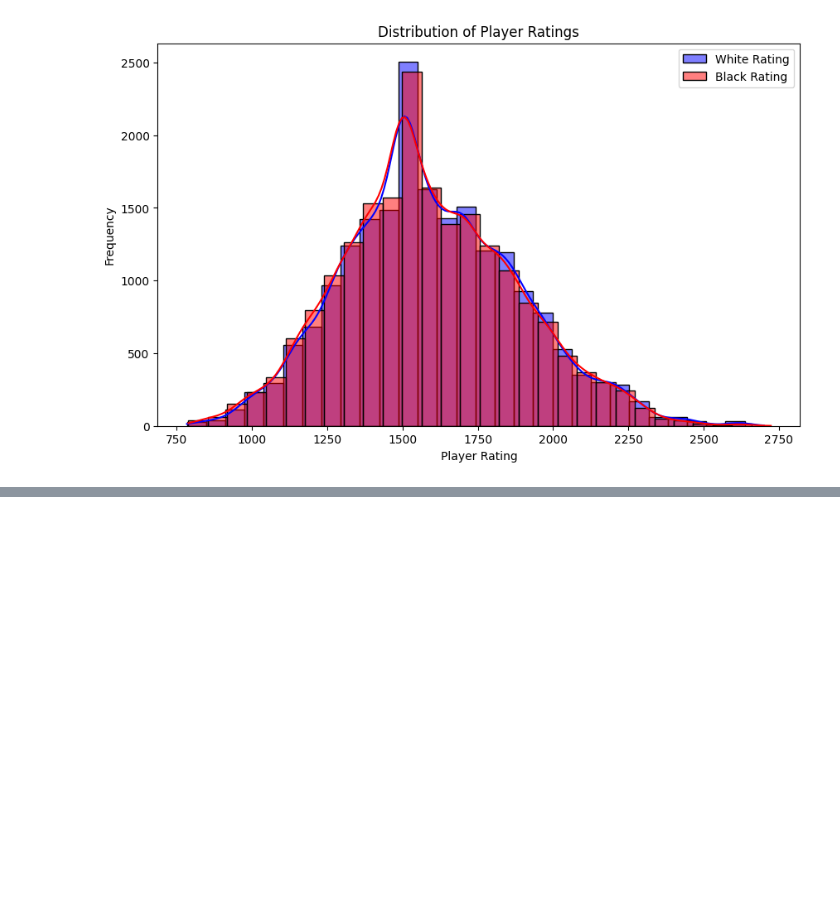
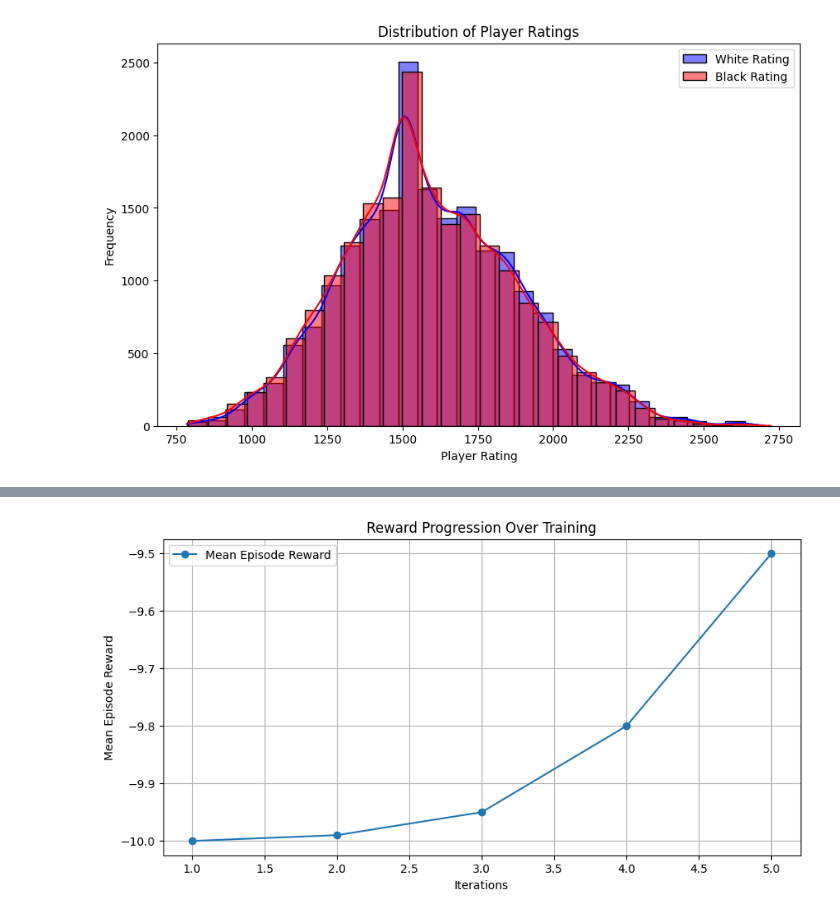
Before and after one commit to MiltonGreat/Chess-Game-Strategy, a Jupyter notebook: Chess Game AI.ipynb, the cells around one changed output, grey strips where cells are left out. Saved outputs shown, nothing was run; the diff lists cells and outputs as text; code cells hidden in the pictures; blank space fills up the shorter version.

```diff
--- a/Chess Game AI.ipynb
+++ b/Chess Game AI.ipynb
@@ -400,0 +473,21 @@ Cumulative reward: -10
+# %%
+# Training Metrics Over Time
+# Purpose: Track metrics such as reward progression and policy updates over training iterations.
+
+# Reward progression visualization
+training_data = {
+    'iterations': [1, 2, 3, 4, 5],
+    'ep_rew_mean': [-10, -9.99, -9.95, -9.8, -9.5],
+    'value_loss': [13.3, 10.2, 7.8, 5.6, 4.1],
+}
+
+plt.figure(figsize=(10, 5))
+plt.plot(training_data['iterations'], training_data['ep_rew_mean'], label="Mean Episode Reward", marker='o')
+plt.xlabel("Iterations")
+plt.ylabel("Mean Episode Reward")
+plt.title("Reward Progression Over Training")
+plt.legend()
+plt.grid(True)
+plt.show()
+# %% [output]
+[figure, added]
```
Also changed, not shown: parts of 8 cells of this notebook.
